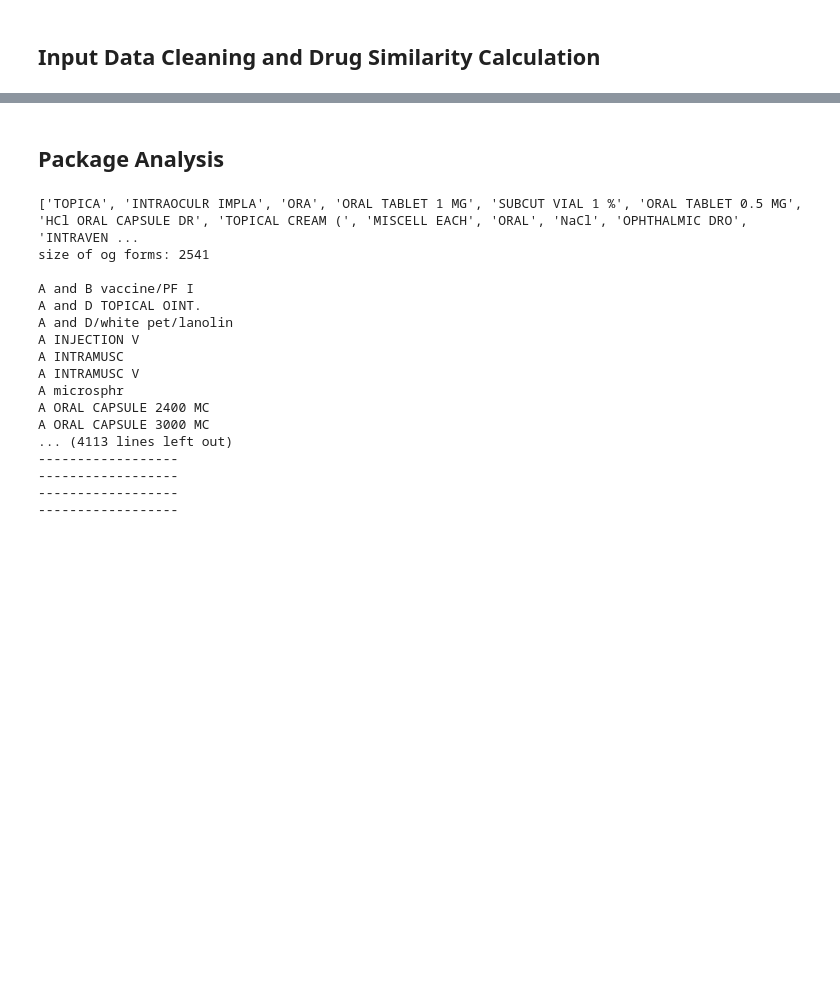
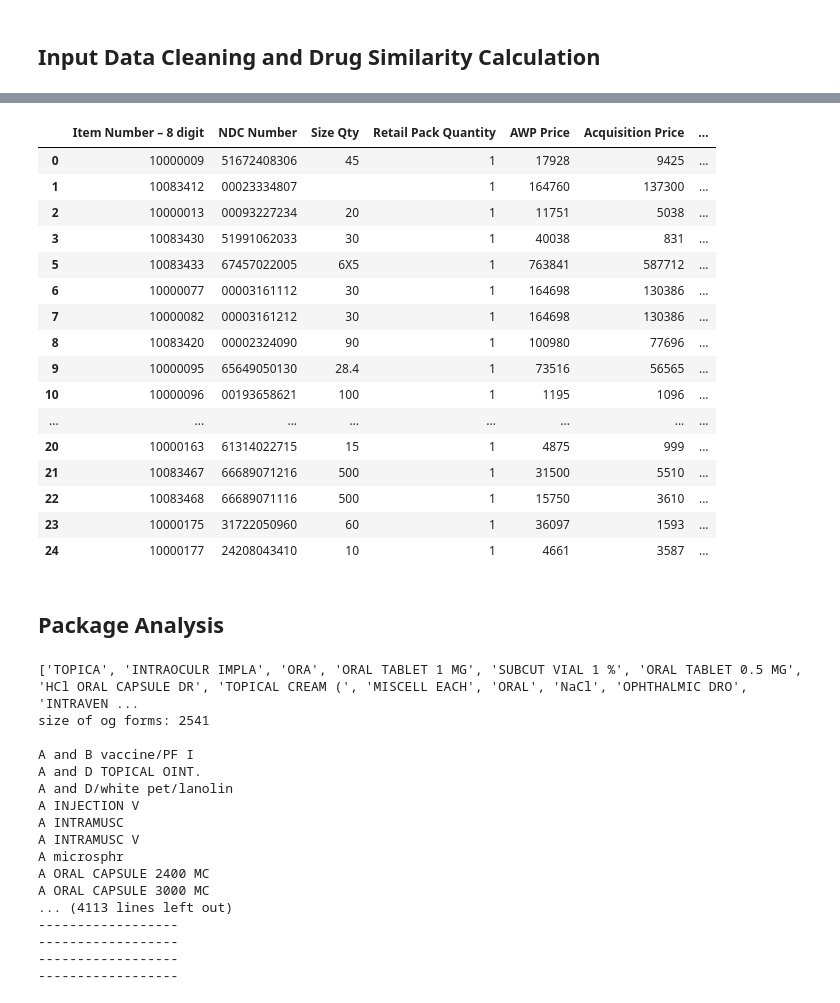
Before and after one commit to BU-EC463/Package-Analysis, a Jupyter notebook: InitialAnalysis.ipynb, the cells around one changed output, grey strips where cells are left out. Drawn from its saved outputs; the diff is of its cells as text; code cells hidden in the pictures; blank space fills up the shorter version.

Commit message:
simple extract dosage

```diff
--- a/InitialAnalysis.ipynb
+++ b/InitialAnalysis.ipynb
@@ -168,3 +162,51 @@ data.head(20)
+# %%
+import re
+# Adjust function to extract dosage information including MG, %, and ML
+def extractDosage(size_str):
+    # Ensure the input is a string
+    size_str = str(size_str)
+    # Initialize a dictionary to hold the extracted values
+    extracted_values = {'MG': None, '%': None, 'ML': None}
+
+    # Simplified logic for MG, %, ML extraction
+    # Looks for a number (with optional decimal) immediately before the unit, with optional space
+    for unit in ['MG', '%', 'ML']:
+        pattern = r'(\d+(?:\.\d*)?)\s*{}'.format(unit)
+        match = re.search(pattern, size_str, re.IGNORECASE)
+        if match:
+            # Convert matched value to float and assign to the correct unit
+            extracted_values[unit] = float(match.group(1))
+
+    return extracted_values
+
+
+# Apply the adjusted function to extract all values
+df_updated_extracted = inputData['Size'].apply(extractDosage)
+
+# Update the DataFrame with the new extracted values
+inputData['MG'] = df_updated_extracted.apply(lambda x: x['MG'])
+inputData['%'] = df_updated_extracted.apply(lambda x: x['%'])
+inputData['ML'] = df_updated_extracted.apply(lambda x: x['ML'])
+
+inputData.head(20)
+# %% [output]
+|  | Item Number – 8 digit | NDC Number | Size Qty | Retail Pack Quantity | AWP Price | Acquisition Price | ... |
+| 0 | 10000009 | 51672408306 | 45 | 1 | 17928 | 9425 | ... |
+| 1 | 10083412 | 00023334807 |  | 1 | 164760 | 137300 | ... |
+| 2 | 10000013 | 00093227234 | 20 | 1 | 11751 | 5038 | ... |
+| 3 | 10083430 | 51991062033 | 30 | 1 | 40038 | 831 | ... |
+| 5 | 10083433 | 67457022005 | 6X5 | 1 | 763841 | 587712 | ... |
+| 6 | 10000077 | 00003161112 | 30 | 1 | 164698 | 130386 | ... |
+| 7 | 10000082 | 00003161212 | 30 | 1 | 164698 | 130386 | ... |
+| 8 | 10083420 | 00002324090 | 90 | 1 | 100980 | 77696 | ... |
+| 9 | 10000095 | 65649050130 | 28.4 | 1 | 73516 | 56565 | ... |
+| 10 | 10000096 | 00193658621 | 100 | 1 | 1195 | 1096 | ... |
+| ... | ... | ... | ... | ... | ... | ... | ... |
+| 20 | 10000163 | 61314022715 | 15 | 1 | 4875 | 999 | ... |
+| 21 | 10083467 | 66689071216 | 500 | 1 | 31500 | 5510 | ... |
+| 22 | 10083468 | 66689071116 | 500 | 1 | 15750 | 3610 | ... |
+| 23 | 10000175 | 31722050960 | 60 | 1 | 36097 | 1593 | ... |
+| 24 | 10000177 | 24208043410 | 10 | 1 | 4661 | 3587 | ... |
 # %% [markdown]
 ## Package Analysis
 # %%
```
Also changed, not shown: parts of 4 cells of this notebook, 1 other file.
